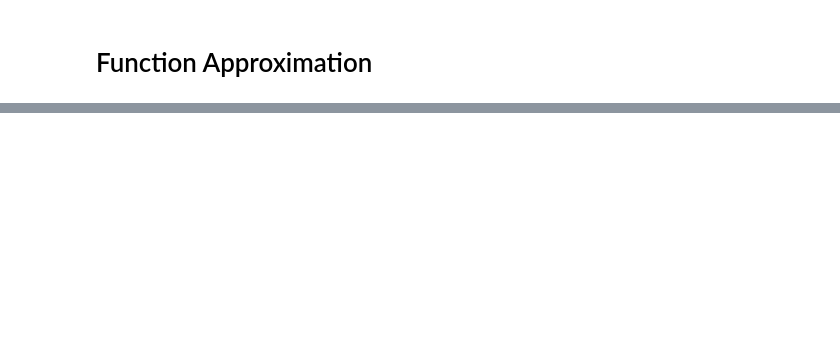
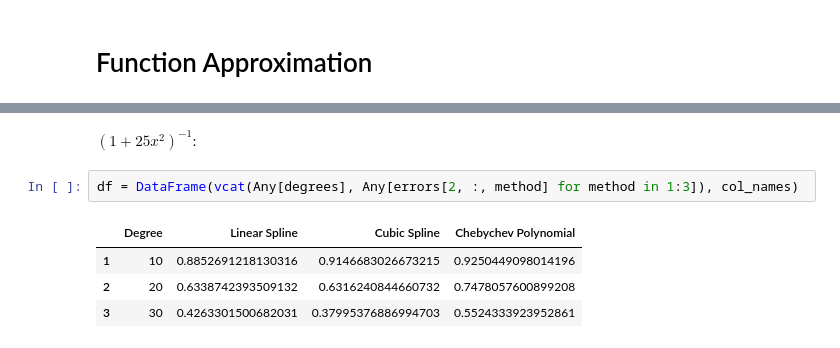
Before and after one commit to OyamaZemi/exercises2016, a Jupyter notebook: ex06/basis_matrices_demo.ipynb, the cells around one changed output, grey strips where cells are left out. Saved outputs shown, nothing was run; the diff lists cells and outputs as text; blank space fills up the shorter version.

```diff
--- a/ex06/basis_matrices_demo.ipynb
+++ b/ex06/basis_matrices_demo.ipynb
@@ -83,0 +173,9 @@ plot(xgrid, ys, layout=m, ylims=ylims, leg=false)
+# %% [markdown]
+$(1 + 25x^2)^{-1}$:
+# %%
+df = DataFrame(vcat(Any[degrees], Any[errors[2, :, method] for method in 1:3]), col_names)
+# %% [output]
+|  | Degree | Linear Spline | Cubic Spline | Chebychev Polynomial |
+| 1 | 10 | 0.8852691218130316 | 0.9146683026673215 | 0.9250449098014196 |
+| 2 | 20 | 0.6338742393509132 | 0.6316240844660732 | 0.7478057600899208 |
+| 3 | 30 | 0.4263301500682031 | 0.37995376886994703 | 0.5524333923952861 |
```
Also changed, not shown: parts of 61 cells of this notebook.
